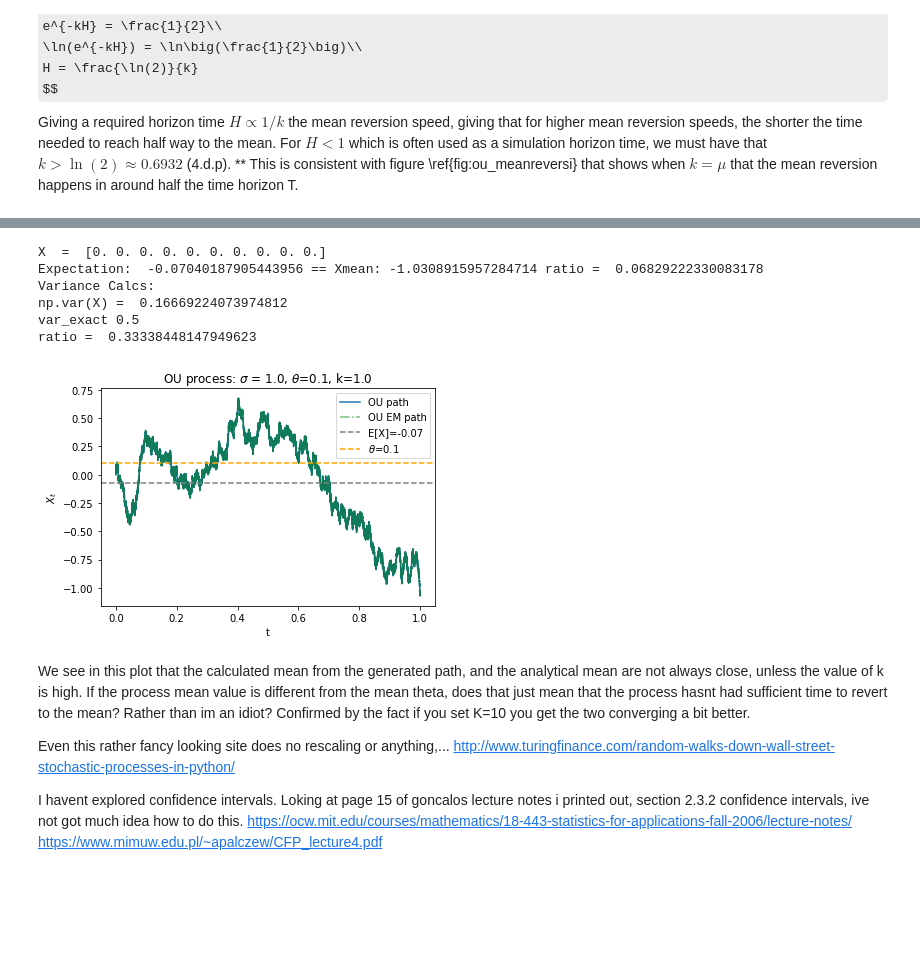
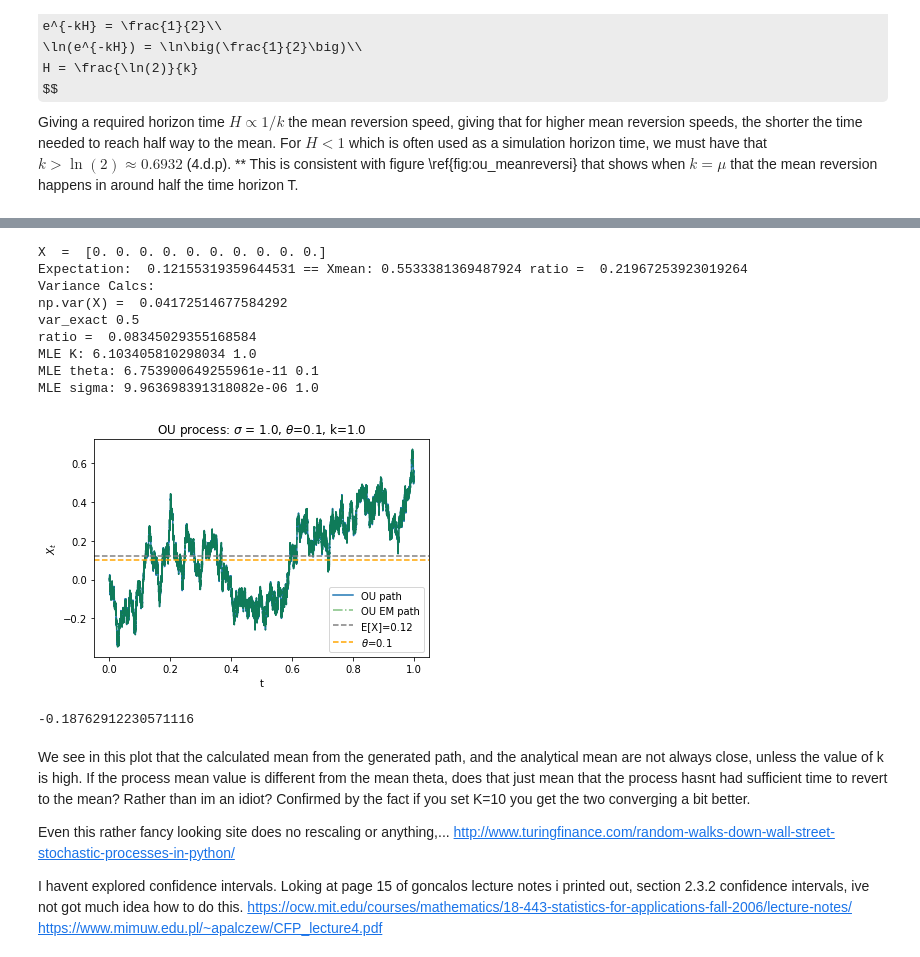
Before and after one commit to s2133934/StochVol, a Jupyter notebook: Notes.ipynb, the cells around one changed output, grey strips where cells are left out. Saved outputs shown, nothing was run; the diff lists cells and outputs as text; code cells hidden in the pictures; some formulas as TeX source; blank space fills up the shorter version.

```diff
--- a/Notes.ipynb
+++ b/Notes.ipynb
@@ -779,11 +894,13 @@ Giving a required horizon time $H \propto 1/k$ the mean reversion speed, giving
 k, theta, sigma = 1.0, 0.1, 1.0 #  mean reversion speed, long term mean, volatility
 X_0 = 0
 T, N = 1.0, 100000
-dt = T/N  # Time step
+t_grid = np.linspace(0., T, N) # Vector of times.
+
+dt = T/N  # Time step #print(dt,t_grid[1]-t_grid[0])
+
 Z = np.random.normal(0,1,N)
 dW = np.sqrt(dt)*Z
 
-t_grid = np.linspace(0., T, N) # Vector of times.
 X = np.zeros(N)
 X[0] = X_0
 print('X  = ', X[0:10])
@@ -793,42 +910,63 @@ Xmil = np.zeros(N)
 Xmil[0] = X_0
 Xmean=np.zeros(N)
 Xmean[0] = X_0
-#R=1 # The multiple of number of timesteps so we can change granularity - not working!
+Xtheta_mle, theta_mle, k_mle_top, k_mle_bottom, k_mle, sigma_mle = 0,0,0,0,0,0
+
 for i in range(N-1):
     X[i+1] = X[i]*np.exp(-k*dt) + theta*(1-np.exp(-k*dt)) + \
                             sigma*np.sqrt( (1-np.exp(-2*k*dt))/(2*k) ) * Z[i]
-#     Xem[i+1] = X[i]+k*(theta-Xem[i])*(R*dt) + np.sqrt(dt) * np.sum(Z[R*(i-1):R*i]) #attempt to get R working!
-    Xem[i+1] = Xem[i]+k*(theta-Xem[i])*dt + sigma*np.sqrt(dt)*Z[i]
-    Xmil[i+1] = Xmil[i]+k*(theta-Xmil[i])*dt + sigma*np.sqrt(dt)*Z[i] #+ 0.5*sigma**2 * Xmil[i] * ((np.sqrt(dt)*Z[i])**2 - dt)
+    Xem[i+1] = Xem[i] + k*(theta-Xem[i])*dt + sigma*np.sqrt(dt)*Z[i]
+#     Xmil[i+1] = Xmil[i]+k*(theta-Xmil[i])*dt + sigma*np.sqrt(dt)*Z[i] #+ 0.5*sigma**2 * Xmil[i] * ((np.sqrt(dt)*Z[i])**2 - dt)
     Xmean[i+1] = X[i]*np.exp(-k*dt) + theta*(1-np.exp(-k*dt))
+    Xtheta_mle += X[i+1] - X[i]*np.exp(-k*dt)
+
+theta_mle = Xtheta_mle / N*(1-np.exp(-k*dt))
+
+for i in range(N-1):
+    k_mle_top += (X[i+1] - theta_mle)*(X[i]-theta_mle)
+    k_mle_bottom += (X[i] - theta_mle)**2
+    sigma_mle += (X[i+1] - theta_mle - np.exp(-k*dt)*(X[i]-theta_mle))**2
+
+k_mle=(-1/dt) * np.log(k_mle_top/k_mle_bottom)
+sigma_mle = sigma_mle/N
 
 #mean and variance of process:
 expectation = np.mean(X)
 variance = np.var(X)
 #variance from analytical solution:(mean exact is theta - see plot)
 var_exact = (sigma**2/(2*k))# * (1-np.exp(-2*k*dt)) this is the limit?!
 
 plt.plot(t_grid, X, label = 'OU path')
 plt.plot(t_grid, Xem,'-.', label='OU EM path', color = 'green', alpha=0.5)
 # plt.plot(t_grid, Xmil,'-.', label='OU Mil path', color = 'red', alpha=1)
 plt.axhline(expectation,linestyle='--', color = 'gray', label = 'E[X]='+str(round(expectation,2)))
 plt.axhline(theta,linestyle='--', color = 'orange', label = '$\\theta$='+str(theta))
 plt.title('OU process: $\sigma$ = ' + str(sigma)+', $\\theta$='+str(theta)+', k='+str(k))
 plt.xlabel('t'); plt.ylabel('$X_t$') #; plt.ylim([-1.5,1.5])
 plt.legend()
 
 print('Expectation: ', expectation, '== Xmean:', Xmean[-1], 'ratio = ', expectation/Xmean[-1])
 print('Variance Calcs:\nnp.var(X) = ', variance)
 print('var_exact', var_exact)
 print('ratio = ', variance/var_exact)
+print('MLE K:', k_mle, k)
+print('MLE theta:', theta_mle, theta)
+print('MLE sigma:', sigma_mle, sigma)
 # %% [output]
 X  =  [0. 0. 0. 0. 0. 0. 0. 0. 0. 0.]
-Expectation:  -0.07040187905443956 == Xmean: -1.0308915957284714 ratio =  0.06829222330083178
+Expectation:  0.12155319359644531 == Xmean: 0.5533381369487924 ratio =  0.21967253923019264
 Variance Calcs:
-np.var(X) =  0.16669224073974812
+np.var(X) =  0.04172514677584292
 var_exact 0.5
-ratio =  0.33338448147949623
+ratio =  0.08345029355168584
+MLE K: 6.103405810298034 1.0
+MLE theta: 6.753900649255961e-11 0.1
+MLE sigma: 9.963698391318082e-06 1.0
-[figure, old version]
+[figure, new version]
+# %%
+np.random.normal()
+# %% [output]
+-0.18762912230571116
 # %% [markdown]
 We see in this plot that the calculated mean from the generated path, and the analytical mean are not always close, unless the value of k is high. If the process mean value is different from the mean theta, does that just mean that the process hasnt had sufficient time to revert to the mean? Rather than im an idiot? Confirmed by the fact if you set K=10 you get the two converging a bit better.
 
```
Also changed, not shown: parts of 42 cells of this notebook, 7 other files.
